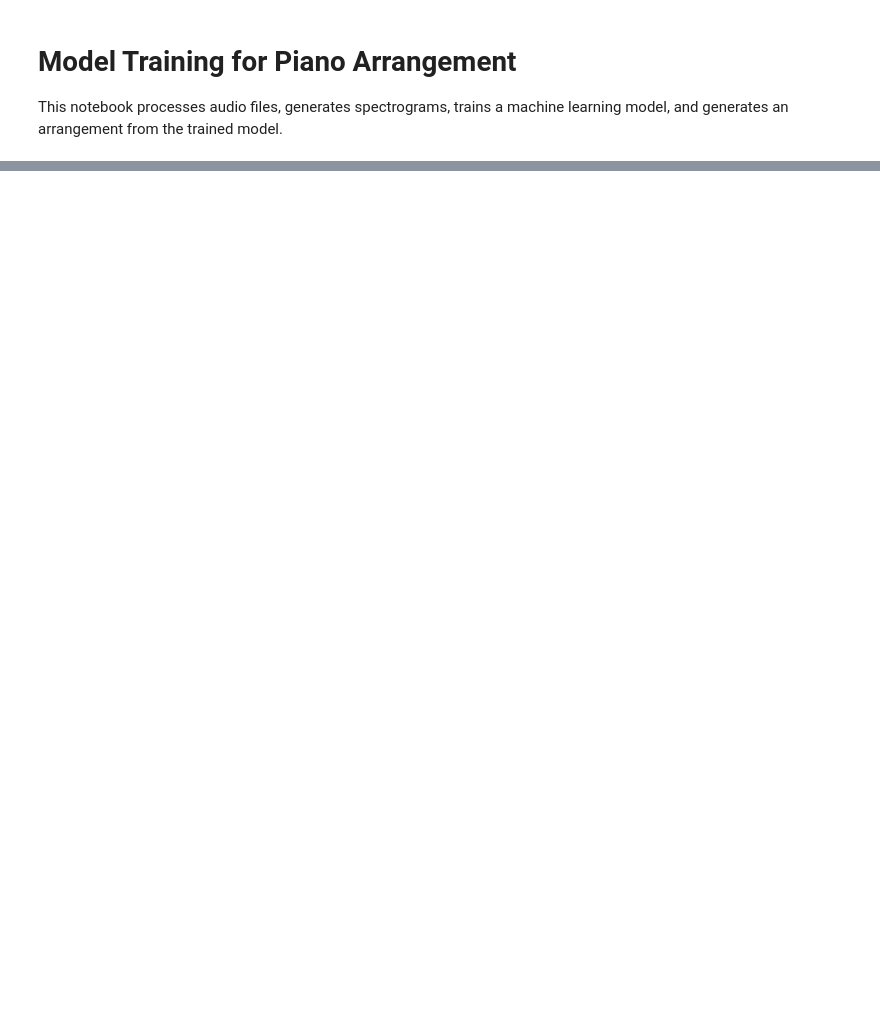
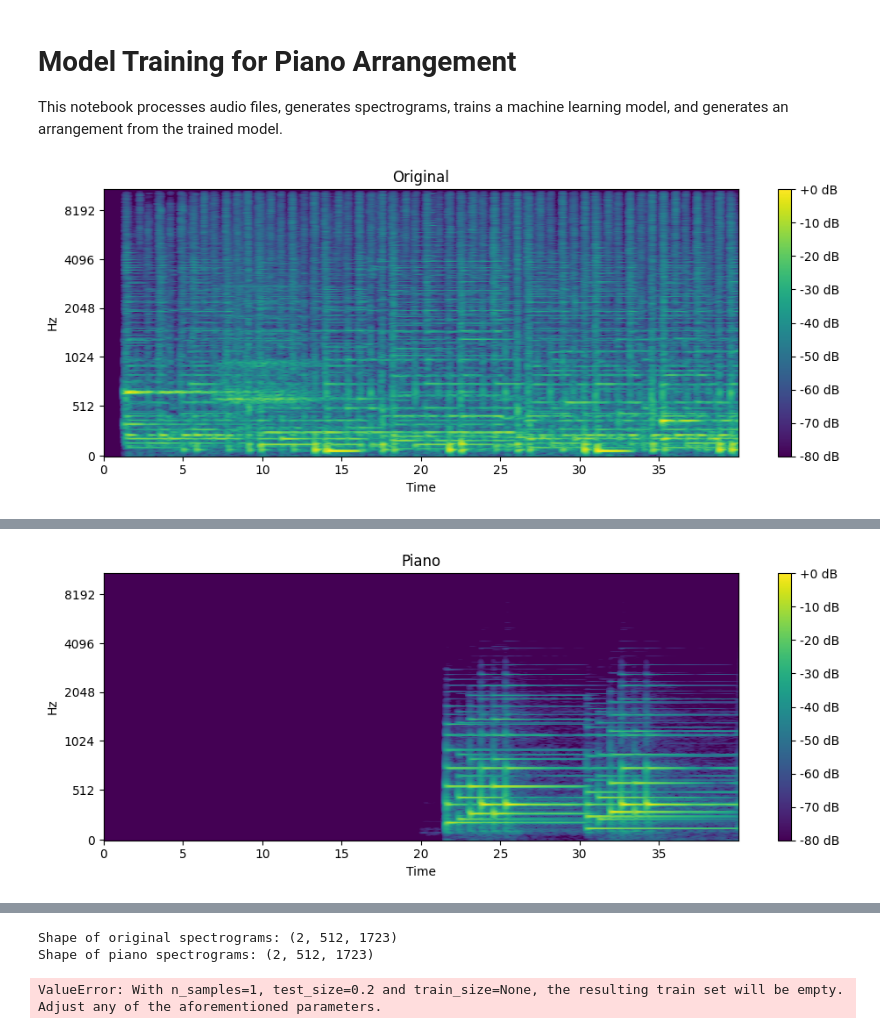
Before and after one commit to LeandroLuna/piano-arrangement-mpb, a Jupyter notebook: train_model.ipynb, the cells around one changed output, grey strips where cells are left out. Cells and saved outputs as stored; diff of their text form; code cells hidden in the pictures; blank space fills up the shorter version.

```diff
--- a/train_model.ipynb
+++ b/train_model.ipynb
@@ -41,8 +71,8 @@ def plot_spectrogram(spectrogram_db, title):
 # %%
 # Processing audio files
 def process_audios(original_dir, piano_dir):
-    original_files = [f for f in os.listdir(original_dir) if f.endswith(('.mp3', '.wav'))]
-    piano_files = [f for f in os.listdir(piano_dir) if f.endswith(('.mp3', '.wav'))]
+    original_files = [f for f in os.listdir(original_dir) if f.endswith(('.mp3'))]
+    piano_files = [f for f in os.listdir(piano_dir) if f.endswith(('.mp3'))]
 
     original_specs = []
     piano_specs = []
@@ -73,7 +117,33 @@ def build_model(input_shape):
     return model
 # %%
 # Conversion of spectrogram to audio
-def spectrogram_to_audio(spectrogram_db, sr=22050):
+def spectrogram_to_audio(spectrogram_db, sr=SR):
     spectogram = librosa.db_to_power(spectrogram_db)
-    audio = librosa.feature.inverse.mel_to_audio(spectogram, sr=sr)
+    audio = librosa.feature.inverse.mel_to_audio(
+        spectogram,
+        sr=sr,
+        n_fft=N_FFT,
+        hop_length=HOP_LENGTH,
+        win_length=WIN_LENGTH,
+        window=WINDOW,
+        n_iter=N_ITER,
+        power=2.0
+    )
     return audio
+# %%
+# Function to play audio
+def play_audio(audio_path=None, y=None, spectrogram=None, sr=SR):
+    if spectrogram is not None:
+        y = spectrogram_to_audio(spectrogram, sr=sr)
+        y = librosa.util.normalize(y)
+    elif audio_path is not None:
+        y, sr = librosa.load(audio_path, sr=sr)
+    elif y is None:
+        raise ValueError("You must provide audio_path, y or spectrogram")
+
+    if len(y) > TARGET_LENGTH:
+        y = y[:TARGET_LENGTH]
+    else:
+        y = np.pad(y, (0, max(0, TARGET_LENGTH - len(y))))
+
+    display(Audio(y, rate=sr))
@@ -79,0 +157,10 @@ def spectrogram_to_audio(spectrogram_db, sr=22050):
+# %%
+plot_spectrogram(original_specs[0], 'Original')
+play_audio(audio_path=os.path.join(original_dir, '0000.mp3'))
+play_audio(spectrogram=original_specs[0])
+
+plot_spectrogram(piano_specs[0], 'Piano')
+play_audio(audio_path=os.path.join(piano_dir, '0000.mp3'))
+play_audio(spectrogram=piano_specs[0])
+# %% [output]
+[figure, added]
@@ -79,0 +169 @@ def spectrogram_to_audio(spectrogram_db, sr=22050):
+[figure, added]
@@ -80,11 +172,11 @@ def spectrogram_to_audio(spectrogram_db, sr=22050):
+# %%
+# Verify the dimensions of the data
+print("Shape of original spectrograms:", original_specs.shape)
+print("Shape of piano spectrograms:", piano_specs.shape)
+# %% [output]
+Shape of original spectrograms: (2, 512, 1723)
+Shape of piano spectrograms: (2, 512, 1723)
 # %%
-# Input directories
-original_dir = os.path.join(BASE_DIR, 'original')
-piano_dir = os.path.join(BASE_DIR, 'piano')
-
-# Processing audio files
-original_specs, piano_specs = process_audios(original_dir, piano_dir)
-
 # Dividing data into train and test
 X_train, X_test, y_train, y_test = train_test_split(original_specs, piano_specs, test_size=0.1, random_state=42)
 
@@ -93,6 +185,8 @@ X_train, X_val, y_train, y_val = train_test_split(X_train, y_train, test_size=0.
 
 # Checking the length of the data
 len(X_train), len(X_val), len(X_test)
+# %% [output]
+ValueError: With n_samples=1, test_size=0.2 and train_size=None, the resulting train set will be empty. Adjust any of the aforementioned parameters.
 # %%
 # Building and summarizing the model
 model = build_model(X_train.shape[1:])
```
Also changed, not shown: parts of 11 cells of this notebook, 3 other files.
